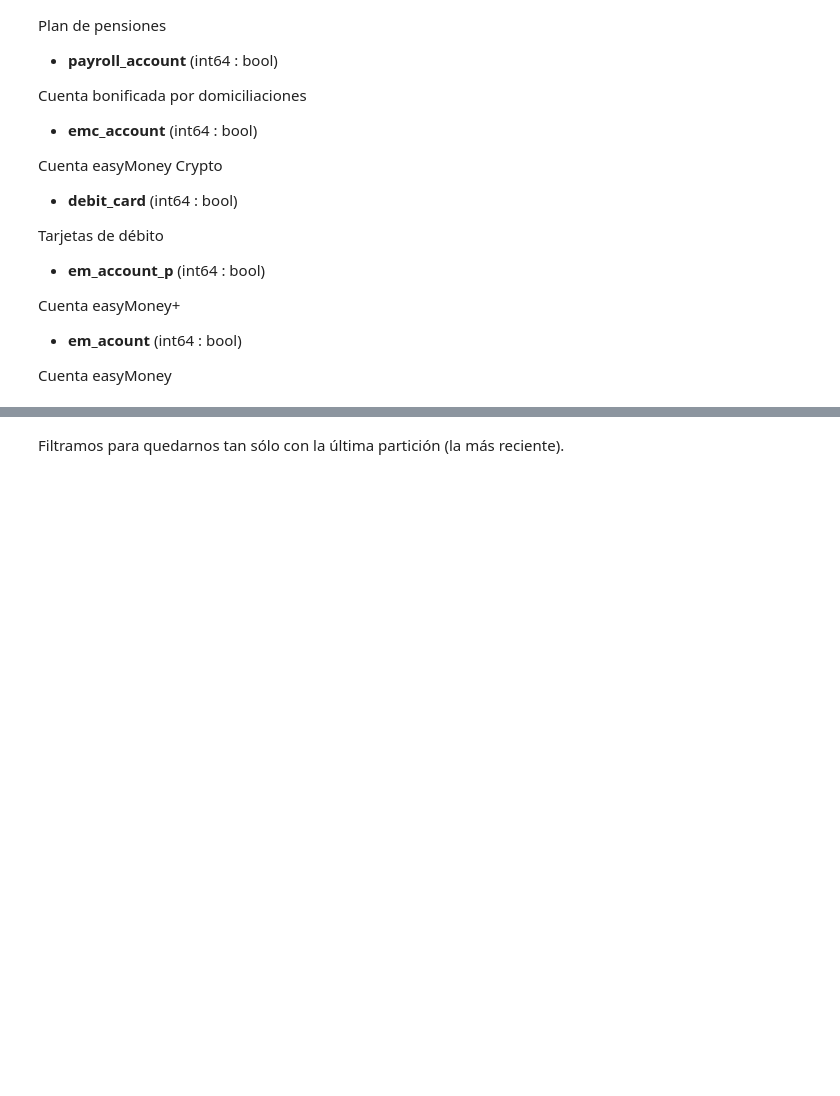
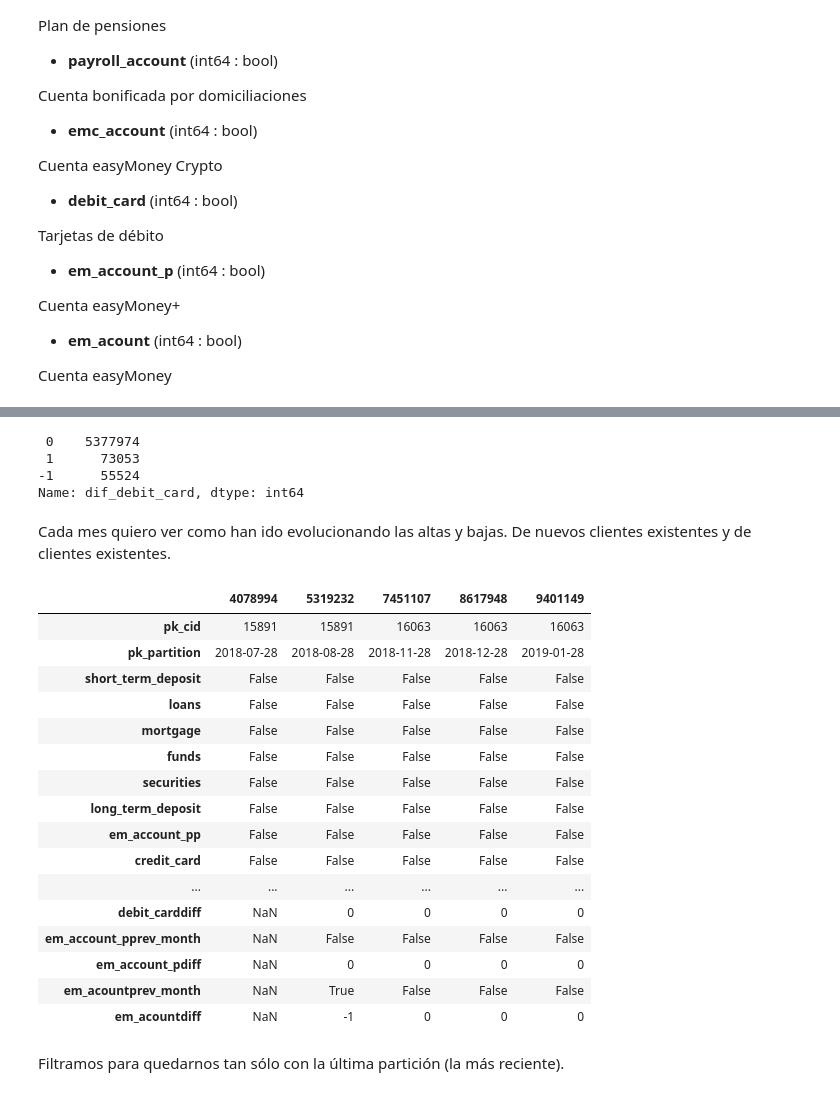
Before and after one commit to carlosperez1997/NDS_ProyectoFinal, a Jupyter notebook: eda_products.ipynb, the cells around one changed output, grey strips where cells are left out. Cells and saved outputs as stored; diff of their text form; code cells hidden in the pictures; blank space fills up the shorter version.

```diff
--- a/eda_products.ipynb
+++ b/eda_products.ipynb
@@ -123,0 +163,13 @@ None
+# %%
+# Codificar variables logicas (1/0 = bool)
+from sys import getsizeof
+
+boolean_cols = ["short_term_deposit", "loans", "mortgage", "funds", "securities", "long_term_deposit", "em_account_pp", "credit_card", "payroll_account", "emc_account", "debit_card", "em_account_p", "em_acount", "payroll", "pension_plan"]
+# payroll y pension_plan tienen nulos en el dataset completo
+
+print('El dataframe products ocupa {} MB antes de codificar columnas boolean'.format(getsizeof(products)/1048576))
+
+for x in boolean_cols:
+    products[x] = products[x].astype(bool)
+
+print('El dataframe products_df ocupa {} MB después de codificar columnas boolean'.format(getsizeof(products)/1048576))
@@ -123,0 +200,10 @@ None
+# %%
+products_sorted = products.sort_values(by=['pk_cid', 'pk_partition'])
+products_sorted['debit_card_previous_month'] = products_sorted.groupby('pk_cid')['debit_card'].shift(1)
+products_sorted['dif_debit_card'] = products_sorted['debit_card'] - products_sorted['debit_card_previous_month']
+x = products_sorted['dif_debit_card'].value_counts()
+# %% [output]
+ 0    5377974
+ 1      73053
+-1      55524
+Name: dif_debit_card, dtype: int64
@@ -123,0 +212,3 @@ None
+# %% [markdown]
+Cada mes quiero ver como han ido evolucionando las altas y bajas.
+De nuevos clientes existentes y de clientes existentes.
@@ -124,3 +224,47 @@ None
+# %%
+evolution_products = []
+
+partitions = ['2018-01-28','2018-02-28','2018-03-28','2018-04-28','2018-05-28','2018-06-28','2018-07-28','2018-08-28','2018-09-28','2018-10-28','2018-11-28','2018-12-28','2019-01-28','2019-02-28','2019-03-28','2019-04-28','2019-05-28']
+list_products = ["short_term_deposit", "loans", "mortgage", "funds", "securities", "long_term_deposit", "em_account_pp", "credit_card", "payroll_account", "emc_account", "debit_card", "em_account_p", "em_acount"]
+
+products_sorted = products.sort_values(by=['pk_cid', 'pk_partition'])
+
+for partition in  partition:
+    monthly_products = {}
+    for prod in  list_products:
+        # productos: 0: no activos, 1: altas, -1: bajas
+        col_prev = prod + '_prev_month'
+        col_diff = prod + '_diff'
+
+        prod_df = products_sorted[ ['pk_cid', prod] ]
+        prod_df[col_prev] = prod_df.groupby('pk_cid')[prod].shift(1)
+        prod_df[col_diff] = prod_df[prod] - prod_df[col_prev]
+        results = products_sorted[col_diff].value_counts()
+
+        if len
+        monthly_products[prod] = [ results[0], results[1]]
+
+    evolution_products.append(monthly_products)
+# %%
+products_sorted.head().T
+# %% [output]
+|  | 4078994 | 5319232 | 7451107 | 8617948 | 9401149 |
+| pk_cid | 15891 | 15891 | 16063 | 16063 | 16063 |
+| pk_partition | 2018-07-28 | 2018-08-28 | 2018-11-28 | 2018-12-28 | 2019-01-28 |
+| short_term_deposit | False | False | False | False | False |
+| loans | False | False | False | False | False |
+| mortgage | False | False | False | False | False |
+| funds | False | False | False | False | False |
+| securities | False | False | False | False | False |
+| long_term_deposit | False | False | False | False | False |
+| em_account_pp | False | False | False | False | False |
+| credit_card | False | False | False | False | False |
+| ... | ... | ... | ... | ... | ... |
+| debit_carddiff | NaN | 0 | 0 | 0 | 0 |
+| em_account_pprev_month | NaN | False | False | False | False |
+| em_account_pdiff | NaN | 0 | 0 | 0 | 0 |
+| em_acountprev_month | NaN | True | False | False | False |
+| em_acountdiff | NaN | -1 | 0 | 0 | 0 |
 # %% [markdown]
 Filtramos para quedarnos tan sólo con la última partición (la más reciente).
 # %%
```
Also changed, not shown: parts of 7 cells of this notebook.
